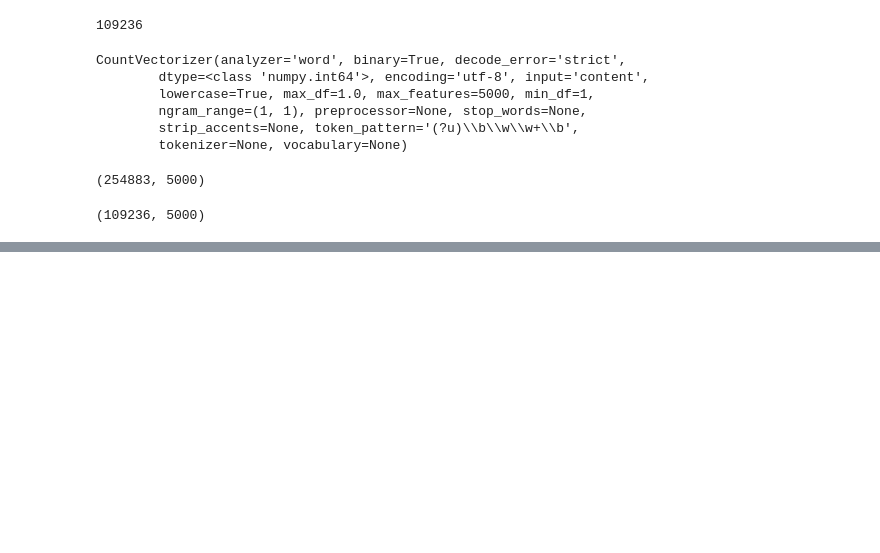
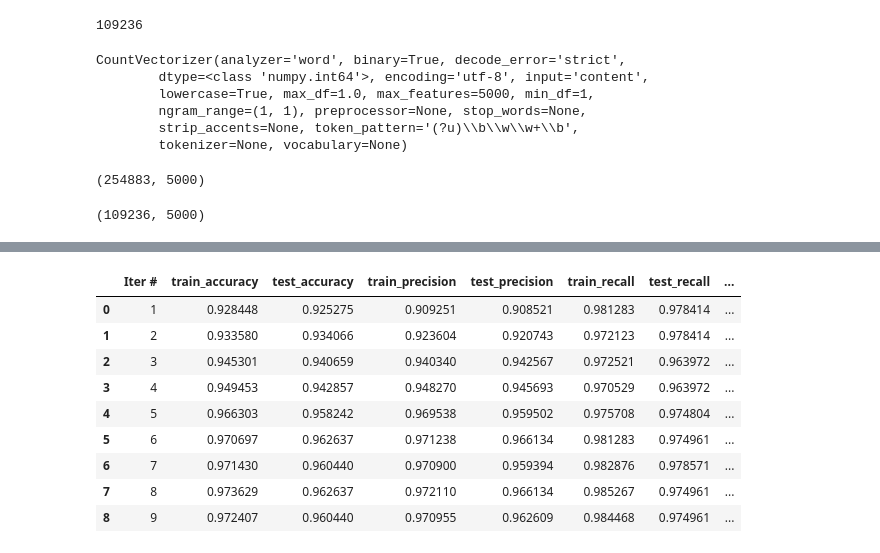
Before and after one commit to MayukhSobo/Amazon-Review----Logistic-Regression, a Jupyter notebook: BOW -- Logistic Regression.ipynb, the cells around one changed output, grey strips where cells are left out. Cells and saved outputs as stored; diff of their text form; code cells hidden in the pictures; blank space fills up the shorter version.

```diff
--- a/BOW -- Logistic Regression.ipynb
+++ b/BOW -- Logistic Regression.ipynb
@@ -91,0 +82,2 @@ from sklearn.model_selection import GridSearchCV, RandomizedSearchCV
+# %%
+estimator = LogisticRegression(random_state=42)
@@ -91,0 +91,10 @@ from sklearn.model_selection import GridSearchCV, RandomizedSearchCV
+# %%
+grid = GridSearchCV(estimator=estimator,
+                    param_grid=params,
+                    scoring={'accuracy', 'precision', 'f1', 'recall'},
+                    refit='f1', # Because we are using multiple evaluation metrics
+                    cv=10,
+                    return_train_score=True,
+                    verbose=2)
+# %%
+grid.fit(Xtrain, ytrain)
@@ -91,0 +147,39 @@ from sklearn.model_selection import GridSearchCV, RandomizedSearchCV
+# %%
+def get_summary(grid):
+    parms = list(grid.param_grid.keys())
+    columns = ['Iter #']
+    scorings = grid.scoring
+    for scoring in scorings:
+        for typ in ['train', 'test']:
+            columns.append(f'{typ}_{scoring}')
+    columns.extend(['fit_time', 'score_time'])
+    for param in grid.param_grid.keys():
+        columns.append(param)
+    df = pd.DataFrame(columns=columns)
+    cv_res = grid.cv_results_
+    for col in columns[1:-len(parms)]:
+        df[col] = cv_res['mean_' + col]
+    items = 1
+    for k, v in grid.param_grid.items():
+        items *= len(v)
+    df['Iter #'] = np.array(range(items)) + 1
+    res = defaultdict(list)
+    for each in grid.cv_results_['params']:
+        for p in parms:
+            res[p].append(each[p])
+    for k, v in res.items():
+        df[k] = v
+    return df
+# %%
+get_summary(grid)
+# %% [output]
+|  | Iter # | train_accuracy | test_accuracy | train_precision | test_precision | train_recall | test_recall | ... |
+| 0 | 1 | 0.928448 | 0.925275 | 0.909251 | 0.908521 | 0.981283 | 0.978414 | ... |
+| 1 | 2 | 0.933580 | 0.934066 | 0.923604 | 0.920743 | 0.972123 | 0.978414 | ... |
+| 2 | 3 | 0.945301 | 0.940659 | 0.940340 | 0.942567 | 0.972521 | 0.963972 | ... |
+| 3 | 4 | 0.949453 | 0.942857 | 0.948270 | 0.945693 | 0.970529 | 0.963972 | ... |
+| 4 | 5 | 0.966303 | 0.958242 | 0.969538 | 0.959502 | 0.975708 | 0.974804 | ... |
+| 5 | 6 | 0.970697 | 0.962637 | 0.971238 | 0.966134 | 0.981283 | 0.974961 | ... |
+| 6 | 7 | 0.971430 | 0.960440 | 0.970900 | 0.959394 | 0.982876 | 0.978571 | ... |
+| 7 | 8 | 0.973629 | 0.962637 | 0.972110 | 0.966134 | 0.985267 | 0.974961 | ... |
+| 8 | 9 | 0.972407 | 0.960440 | 0.970955 | 0.962609 | 0.984468 | 0.974961 | ... |
```
Also changed, not shown: parts of 9 cells of this notebook.
